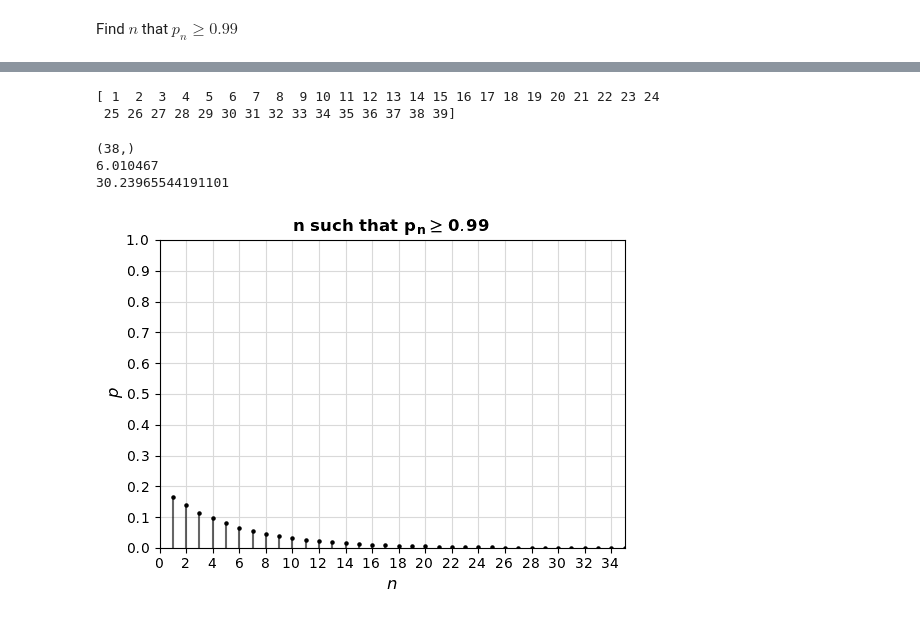
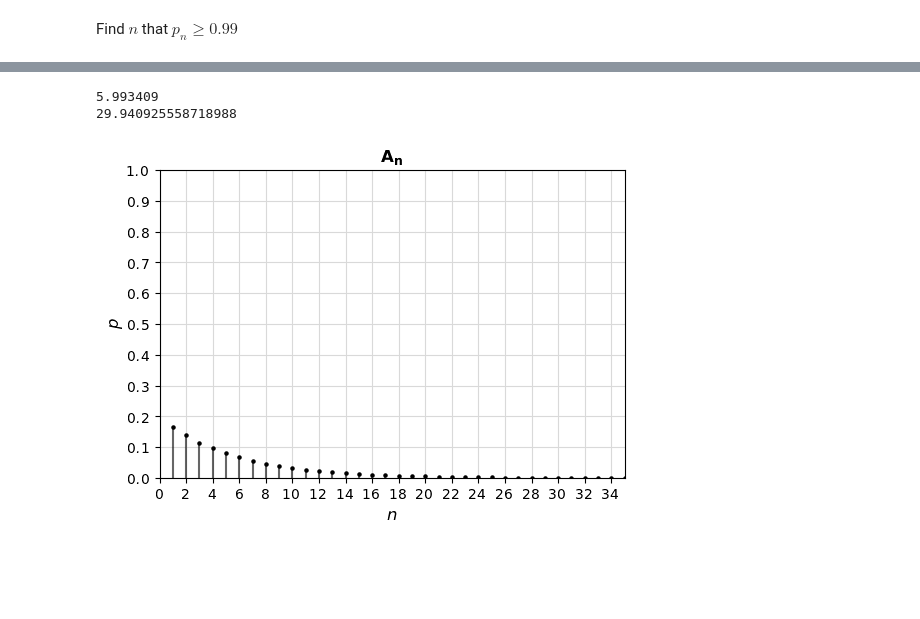
Before and after one commit to AustinMaddison/discrete-simulation, a Jupyter notebook: src/hw1/p3.ipynb, the cells around one changed output, grey strips where cells are left out. Cells and saved outputs as stored; diff of their text form; code cells hidden in the pictures; blank space fills up the shorter version.

```diff
--- a/src/hw1/p3.ipynb
+++ b/src/hw1/p3.ipynb
@@ -30,51 +103,34 @@ Y = np.random.geometric( 1/(b-a + 1), N)
 # %%
 ps, ns = np.histogram(Y, bins=np.arange(1, 40, 1), density=True)
-
-print(ns)
-# %% [output]
-[ 1  2  3  4  5  6  7  8  9 10 11 12 13 14 15 16 17 18 19 20 21 22 23 24
- 25 26 27 28 29 30 31 32 33 34 35 36 37 38 39]
 # %%
 mask = ps <= 0.99
-
-# step_size = 10
-#
-# xs = ns[::step_size]
-# ys = ps[::step_size]
-# mask = mask[::step_size]
 
 xs = ns[:-1]
 ys = ps
 
-print(xs.shape)
-# mask = mask
-
-
 plt.figure(figsize=(6, 4))
-
 
 plt.scatter(xs, ys, s=5, color="k", marker='o', zorder=4)
 plt.vlines(xs, ymax = ys, ymin=np.zeros(ys.size), color='k', alpha = 0.6)
 
 
 plt.grid(color=(0.85, 0.85, 0.85))
 # plt.annotate(f"$p_{{{n}}} = {{{intersection[1]:.3f}}} $",(intersection[0]-10, intersection[1]-0.08), fontsize=12)
 plt.yticks(np.arange(0, 1.1, 0.1, dtype=float))
 plt.xticks(np.arange(0, 36, 2, dtype=float))
 plt.xlim(0, 35)
 plt.ylim(0.0, 1)
-plt.title("$\\mathbf{ \\textbf{n such that }p_{n} \ge 0.99}$", fontsize=12)
+plt.title("$\\mathbf{A_n}$", fontsize=12)
 plt.xlabel("$n$", fontsize=12)
 plt.ylabel("$p$", fontsize=12)
 
 print(np.mean(Y))
 print(np.var(Y))
 
 # run_sim_vec = np.vectorize(lambda x: run_sim(x, N))
 # ns = np.arange(500, dtype=int)
 # ps = run_sim_vec(ns)
 # %% [output]
-(38,)
-6.010467
-30.23965544191101
+5.993409
+29.940925558718988
-[figure, old version]
+[figure, new version]
```
Also changed, not shown: parts of 4 cells of this notebook, 6 other files.
